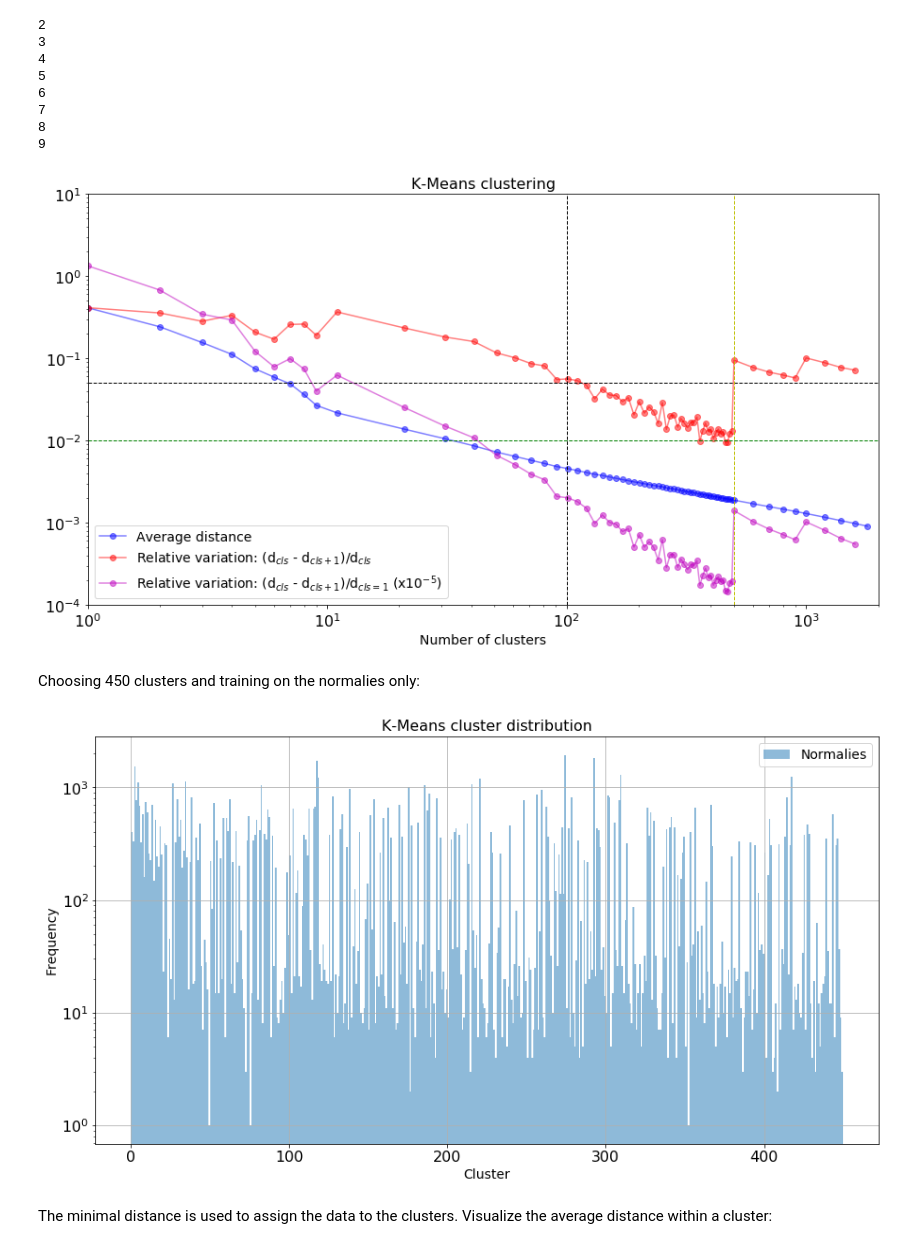
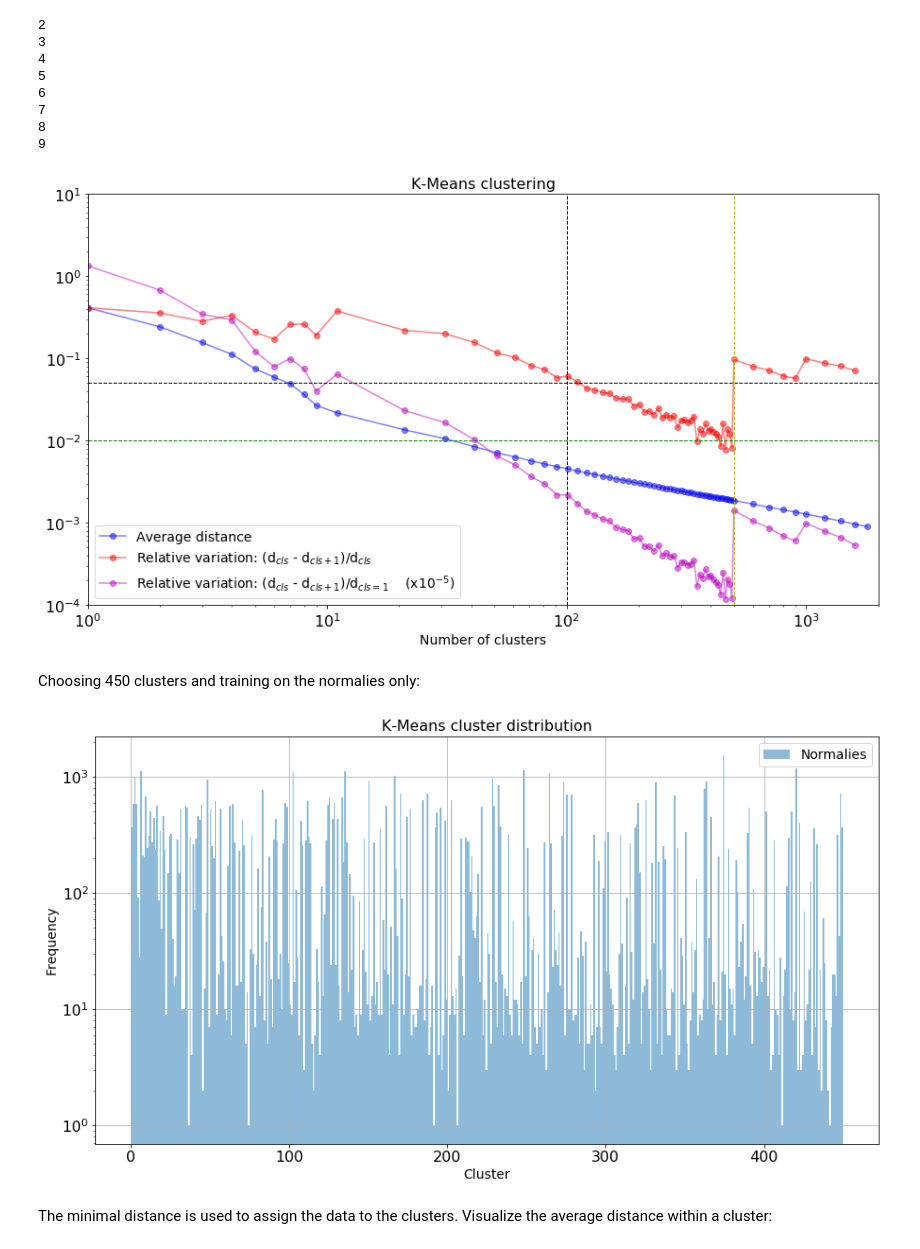
Before and after one commit to bapavlov/L1MTriggerRateMonitoringWithML, a Jupyter notebook: dt_trigger_monitoring_training.ipynb, the cells around one changed output. Saved outputs shown, nothing was run; the diff lists cells and outputs as text; code cells hidden in the pictures.

```diff
--- a/dt_trigger_monitoring_training.ipynb
+++ b/dt_trigger_monitoring_training.ipynb
@@ -735,3 +799,5 @@ anomalies = df_rates_new_2.copy()
+# %%
+normalies = anomalies.copy()
 # %%
 print len(normalies), len(anomalies)
 # %% [output]
@@ -865,8 +953,10 @@ print("%s faults and %s good samples. In total: %s." %
 anomalies_train, anomalies_test = train_test_split(anomalies, test_size = 0.2, random_state=rng)
 normalies_train, normalies_test = train_test_split(normalies, test_size = 0.2, random_state=rng)
 
-neural_anomalies_train, neural_anomalies_val = train_test_split(anomalies_train, test_size = 0.2, random_state=rng)
-neural_normalies_train, neural_normalies_val = train_test_split(normalies_train, test_size = 0.2, random_state=rng)
+neural_anomalies_train, neural_anomalies_val = train_test_split(anomalies_train,\
+                                                                test_size = 0.2, random_state=rng)
+neural_normalies_train, neural_normalies_val = train_test_split(normalies_train,\
+                                                                test_size = 0.2, random_state=rng)
 
 layers_train = pd.concat([anomalies_train, normalies_train])
 layers_test = pd.concat([anomalies_test, normalies_test])
@@ -1740,9 +1729 @@ Trying unsupervised algorithms:
-# %%
-def removeItem(data):
-    index = [4, 5, 6, 7]
-    temp = data.copy()
-    temp = np.delete(temp, index)
-    return temp
-
-layers_train["content_scaled_2"] = layers_train["content_scaled"].apply(removeItem)
 # %%
@@ -2002,7 +1984,8 @@ def plotDist(means, der, rel):
     plt.xlim(1, 2000)
     plt.plot(x, np.sqrt(np.array(y)/len(normalies_train)), "bo-", alpha=0.5, label="Average distance")
     plt.plot(a, b, "ro-", alpha=0.5, label = "Relative variation: (d$_{cls}$ - d$_{cls+1}$)/d$_{cls}$")
-    plt.plot(c, d, "mo-", alpha=0.5, label = "Relative variation: (d$_{cls}$ - d$_{cls+1}$)/d$_{cls = 1}$ (x$10^{-5}$)")
+    plt.plot(c, d, "mo-", alpha=0.5, label = "Relative variation: (d$_{cls}$ - d$_{cls+1}$)/d$_{cls = 1}$\
+    (x$10^{-5}$)")
     plt.axhline(0.05, color='k', linestyle='dashed', linewidth=1)
     plt.axhline(0.01, color='g', linestyle='dashed', linewidth=1)
     plt.axvline(100, color='k', linestyle='dashed', linewidth=1)
@@ -2015,29 +1998,29 @@ def plotDist(means, der, rel):
 
 plotDist(means, der, rel)
 # %% [output]
-[figure, old version]
+[figure, new version]
 # %% [markdown]
 Choosing 450 clusters and training on the normalies only:
 # %%
 n_cls = 450
-from sklearn import cluster, datasets
 k_means = cluster.KMeans(n_clusters=n_cls)
-distances = k_means.fit_transform(np.vstack(normalies["content_scaled"].values))
-normalies["kmeans_score"] = k_means.labels_
+
+norm = layers_train[layers_train.score == -1].copy()
+distances = k_means.fit_transform(np.vstack(norm["content_scaled"].values))
+norm["kmeans_score"] = k_means.labels_
 # %%
 fig, ax = plt.subplots()
 ax.set_yscale('log')
 ax.grid()
 bins = np.linspace(0, n_cls, n_cls+1)
-plt.hist(normalies[normalies["score"] < 0]["kmeans_score"], bins=bins, alpha=0.5, label="Normalies")
-#plt.hist(normalies[normalies["score"] > 0]["kmeans_score"], bins=bins, alpha=0.5, label="Anomalies")
+plt.hist(norm[norm["score"] < 0]["kmeans_score"], bins=bins, alpha=0.5, label="Normalies")
 plt.title("K-Means cluster distribution")
 plt.legend(loc='best')
 plt.ylabel('Frequency')
 plt.xlabel('Cluster')
 plt.show()
 # %% [output]
-[figure, old version]
+[figure, new version]
 # %% [markdown]
 The minimal distance is used to assign the data to the clusters. Visualize the average distance within a cluster:
 # %%
```
Also changed, not shown: parts of 77 cells of this notebook, 3 other files.
